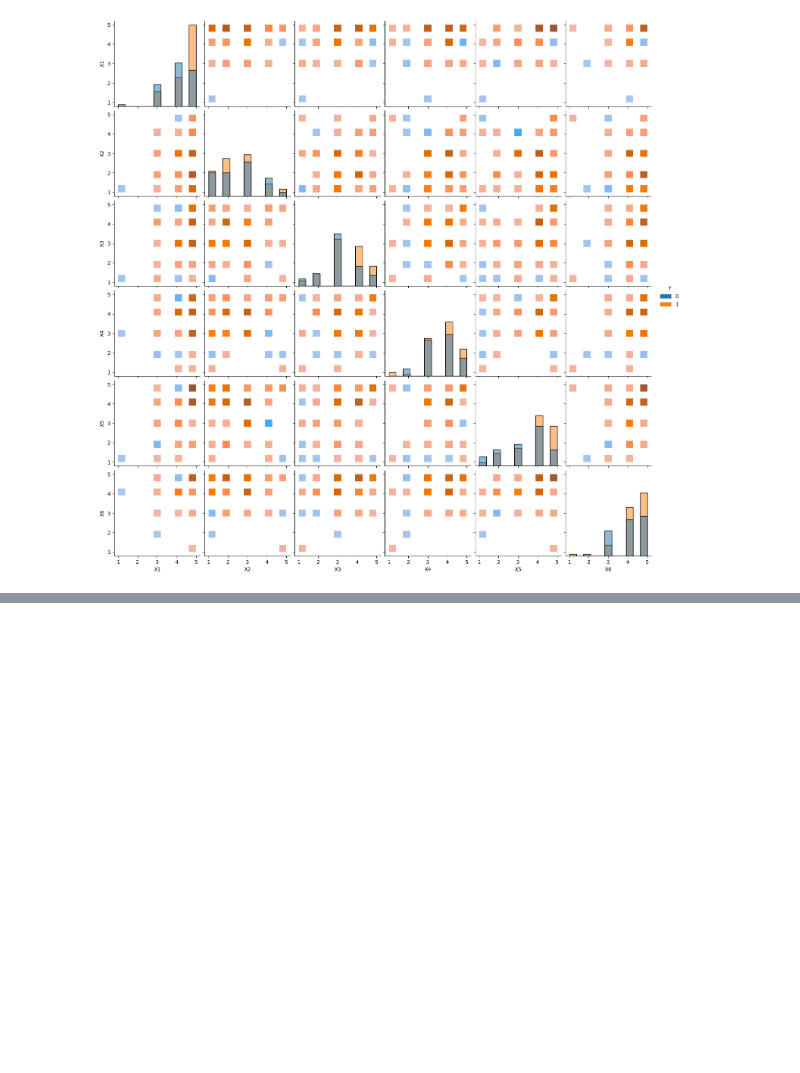
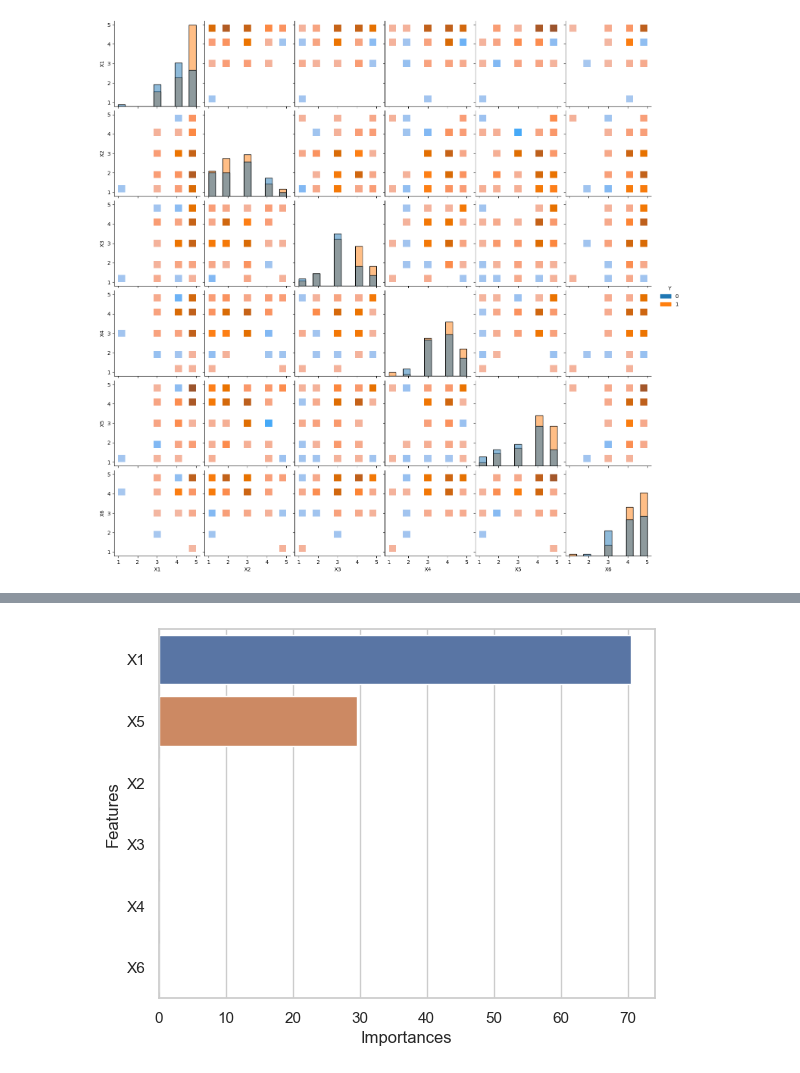
Before and after one commit to pradlanka/Apziva, a Jupyter notebook: fw9kjShd4x6PASAT/HappyCustomers.ipynb, the cells around one changed output, grey strips where cells are left out. Saved outputs shown, nothing was run; the diff lists cells and outputs as text; code cells hidden in the pictures; blank space fills up the shorter version.

```diff
--- a/fw9kjShd4x6PASAT/HappyCustomers.ipynb
+++ b/fw9kjShd4x6PASAT/HappyCustomers.ipynb
@@ -8,7 +50,7 @@ import os
 import sys
 # %%
 # Load data into the Jupyter notebook
-happ_df = pd.read_csv('fw9kjShd4x6PASAT\ACME-HappinessSurvey2020.csv')
+happ_df = pd.read_csv('ACME-HappinessSurvey2020.csv')
 # %%
 happ_df.head()
 # %% [output]
@@ -125,2 +113,0 @@ random_search = RandomizedSearchCV(sgd, param_distributions=param_dist, n_iter=1
-# %%
-random_search.fit(X, y)
@@ -148,0 +283,22 @@ accuracy_scores.mean()
+# %%
+# Implementing CatBoost Classifier as it achieves good performance while providing estimates of classifier performance
+
+from catboost import CatBoostClassifier
+from sklearn.model_selection import cross_val_score, GridSearchCV
+from sklearn.preprocessing import StandardScaler
+from sklearn.pipeline import Pipeline
+
+pipe_cb = Pipeline([("standarize ", StandardScaler()),
+                 ("CBmdl", CustomerModelCB())])
+
+# Perform hyperparameter tuning as well as threshold selection on pipeline estimator
+
+param_grid_cb ={
+ 'CBmdl__iterations': [2, 5, 10, 20],
+    'CBmdl__learning_rate': [0.1, 0.3, 0.5, 0.7],
+    'CBmdl__depth': [1, 2, 5, 10],
+    'CBmdl__threshold': np.arange(0.3, 0.7, 0.1)}
+
+# Inner cross-validation for parameter search
+gs_cb = GridSearchCV(pipe_cb, param_grid=param_grid_cb, cv=5, n_jobs=2, scoring='accuracy', refit=True)
+print("Accuracy: {}".format(np.mean(cross_val_score(gs_cb, X, y, cv=20, n_jobs=2))))
@@ -148,0 +313,4 @@ accuracy_scores.mean()
+# %%
+# Fitting the CB model with the best hyperparameters and threshold and then extracting the feature importances
+gs_cb_best = GridSearchCV(pipe_cb, param_grid=param_grid_cb, cv=5, n_jobs=2, scoring='accuracy', refit=True)
+gs_cb_best.fit(X, y)
@@ -148,0 +327,10 @@ accuracy_scores.mean()
+# %%
+# Visualizing the feature importances scores
+import matplotlib.pyplot as plt
+import seaborn as sns
+sns.set_theme(style="whitegrid")
+feature_importances = gs_cb_best.best_estimator_.named_steps['CBmdl'].cb.get_feature_importance(prettified=True)
+feature_importances['Features']  = X.columns[feature_importances['Feature Id'].astype(int)]
+ax = sns.barplot(x="Importances", y="Features", data=feature_importances)
+# %% [output]
+[figure, added]
```
Also changed, not shown: parts of 42 cells of this notebook.
